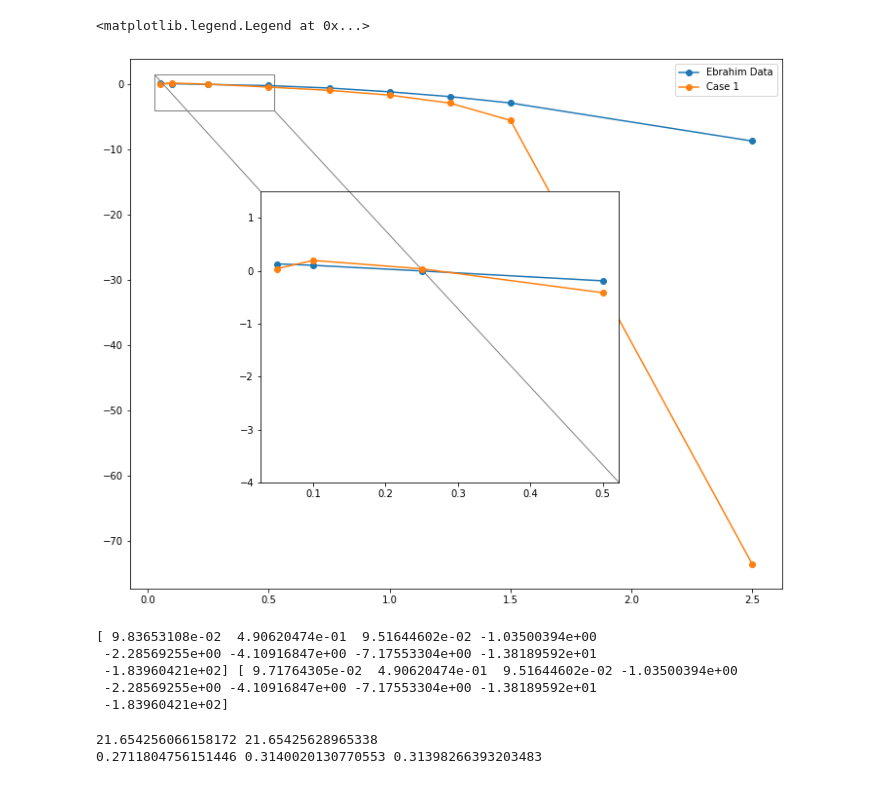
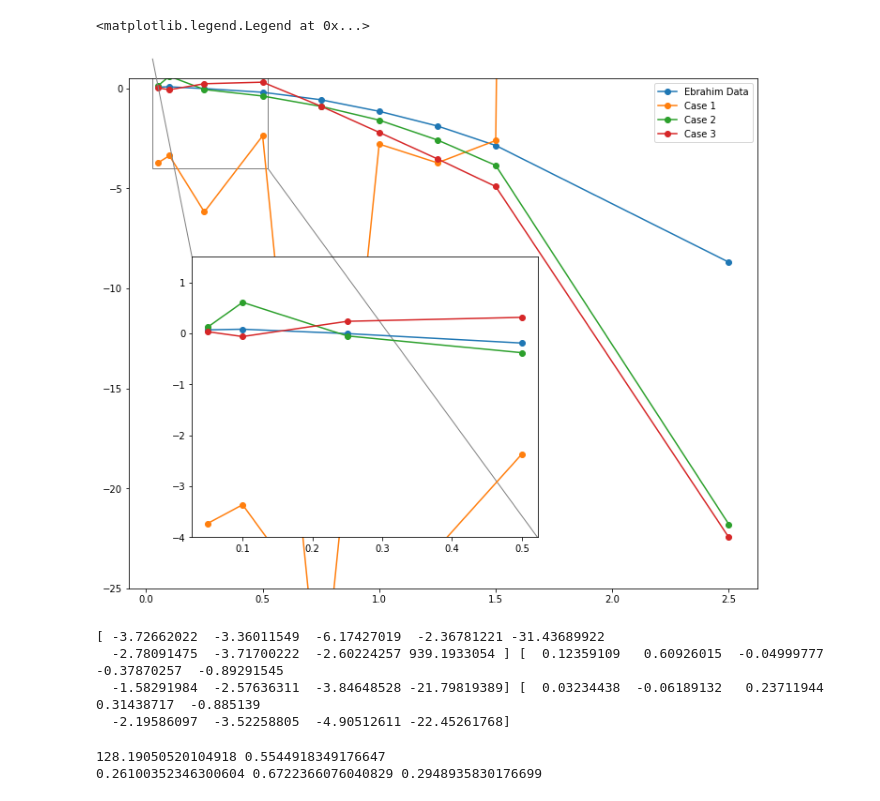
Before and after one commit to michaelcoe/Ika-Flow, a Jupyter notebook: OpenFOAM/postProcessing/plotForces_multipleCases.ipynb, the cells around one changed output. Saved outputs shown, nothing was run; the diff lists cells and outputs as text; code cells hidden in the pictures.

```diff
--- a/OpenFOAM/postProcessing/plotForces_multipleCases.ipynb
+++ b/OpenFOAM/postProcessing/plotForces_multipleCases.ipynb
@@ -30,7 +30,7 @@ def fit_data(xData, yData):
 
     return popt, r_squared
 # %%
-data_location = r'/home/mco143/Documents/Current_OpenFOAM_Simulations/fish_BC'
+data_location = r'/media/mco143/2TB/Archived_OpenFOAM_Simulations/gridInd_Ebrahim/gridInd_Ebrahim_constant'
 
 force_paths = pio.get_files(data_location, 'force.dat')
 force_paths.sort()
@@ -61,4 +61,6 @@ forces = [Forces(filepath, cycles, total_cycles, True, True) for filepath in for
 # %%
+figure_path = r'../figures/'
+
 density = 998.2
 fudgeFactor = 1.0
 alpha_max = [5, 10, 15, 20, 25, 30]
@@ -71,14 +73,16 @@ for force in forces:
 
 fig1, ax1 = plt.subplots(figsize=(12,10))
 for force in forces:
-    ax1.plot(force.filteredForces['time'], force.filteredForces['total']['x'], label=force.specific_case)
+    ax1.plot(force.filteredForces['time'], force.filteredForces['total']['x'], label=force.parent_case + force.specific_case)
 
 #ax2 = plt.axes([0, 0, 1, 1])
 #ip = InsetPosition(ax1, [0.2,0.4,0.55,0.55])
 #ax2.set_axes_locator(ip)
 #mark_inset(ax1, ax2, loc1=2, loc2=4, fc="none", ec='0.5')
 
-#ax1.legend()
+ax1.legend()
 ax1.set_ylim([-3000, 3000])
+
+fig1.savefig(Path(figure_path).joinpath('Raw Data.png'), facecolor='w', dpi=300)
 # %% [output]
 (-3000.0, 3000.0)
@@ -90,63 +94,65 @@ case3 = []
 case4 = []
 number_cases = 9
 density = 998.2
-fudgeFactor = 0.4
+fudgeFactor = 1
 
-e_force = np.array([0.1307, 0.1039596, -0.0026195355, -0.188966, -0.559039, -1.139087, -1.8766147, -2.850414246, -8.68766])
+e_force = np.array([0.0703, 0.08278, -0.00388, -0.188966, -0.56408, -1.14173, -1.8766147, -2.850414246, -8.68766])
 e_st = np.array([0.05, 0.1, 0.25, 0.5, 0.75, 1, 1.25, 1.5, 2.5])
 
 for i in range(number_cases):
     case1.append(forces[i].averageFilteredForces['total']['x']/density)
     case2.append(forces[i+9].averageFilteredForces['total']['x']/density)
-    #case3.append(forces[i+18].averageFilteredForces['total']['x']/density)
+    case3.append(forces[i+18].averageFilteredForces['total']['x']/density)
     #case4.append(forces[i+27].averageFilteredForces['total']['x']/density)
 
 case1 = np.asarray(case1)
 case1_fit = fit_data(case1, e_st)
 case2 = np.asarray(case2)
 case2_fit = fit_data(case2, e_st)
-#case3 = np.asarray(case3)
-#case3_fit = fit_data(case3, e_st)
+case3 = np.asarray(case3)
+case3_fit = fit_data(case3, e_st)
 #case4 = np.asarray(case4)
 #case4_fit = fit_data(case4, e_st)
 
 e_fit = fit_data(e_force, e_st)
 
 fig1, ax1 = plt.subplots(figsize=(12,10))
 ax1.plot(e_st, e_force, 'o-', label='Ebrahim Data')
 ax1.plot(e_st, case1*fudgeFactor, 'o-', label='Case 1')
 ax1.plot(e_st, case2*fudgeFactor, 'o-', label='Case 2')
-#ax1.plot(e_st, case3*fudgeFactor, 'o-', label='Case 3')
+ax1.plot(e_st, case3*fudgeFactor, 'o-', label='Case 3')
 #ax1.plot(e_st, case4*fudgeFactor, 'o-', label='Case 4')
+ax1.set_ylim([-25, 0.5])
 
 ax2 = plt.axes([0, 0, 1, 1])
-ip = InsetPosition(ax1, [0.2,0.2,0.55,0.55])
+ip = InsetPosition(ax1, [0.10,0.1,0.55,0.55])
 ax2.set_axes_locator(ip)
 mark_inset(ax1, ax2, loc1=2, loc2=4, fc="none", ec='0.5')
 
 startIndex = 0
 endIndex = 4
 
 ax2.plot(e_st[startIndex:endIndex], e_force[startIndex:endIndex], 'o-', label='Ebrahim Data')
 ax2.plot(e_st[startIndex:endIndex], case1[startIndex:endIndex]*fudgeFactor, 'o-', label='Case 1')
 ax2.plot(e_st[startIndex:endIndex], case2[startIndex:endIndex]*fudgeFactor, 'o-', label='Case 2')
-#ax2.plot(e_st[startIndex:endIndex], case3[startIndex:endIndex]*fudgeFactor, 'o-', label='Case 3')
+ax2.plot(e_st[startIndex:endIndex], case3[startIndex:endIndex]*fudgeFactor, 'o-', label='Case 3')
 #ax2.plot(e_st[startIndex:endIndex], case4[startIndex:endIndex]*fudgeFactor, 'o-', label='Case 4')
 ax2.set_ylim([-4, 1.5])
 
 ax1.legend()
 #ax1.set_ylim([0.5, -40])
+
+fig1.savefig(Path(figure_path).joinpath('Ebrahim_validation.png'), facecolor='w', dpi=300)
 # %% [output]
 <matplotlib.legend.Legend at 0x...>
-[figure, old version]
+[figure, new version]
 # %%
-print(case1, case2)
+print(case1, case2, case3)
 # %% [output]
-[ 9.83653108e-02  4.90620474e-01  9.51644602e-02 -1.03500394e+00
- -2.28569255e+00 -4.10916847e+00 -7.17553304e+00 -1.38189592e+01
- -1.83960421e+02] [ 9.71764305e-02  4.90620474e-01  9.51644602e-02 -1.03500394e+00
- -2.28569255e+00 -4.10916847e+00 -7.17553304e+00 -1.38189592e+01
- -1.83960421e+02]
+[ -3.72662022  -3.36011549  -6.17427019  -2.36781221 -31.43689922
+  -2.78091475  -3.71700222  -2.60224257 939.1933054 ] [  0.12359109   0.60926015  -0.04999777  -0.37870257  -0.89291545
+  -1.58291984  -2.57636311  -3.84648528 -21.79819389] [  0.03234438  -0.06189132   0.23711944   0.31438717  -0.885139
+  -2.19586097  -3.52258805  -4.90512611 -22.45261768]
 # %%
 error_case1 = np.sqrt(np.sum((case1*fudgeFactor-e_force)**2)/len(e_force))
 error_case2 = np.sqrt(np.sum((case2*fudgeFactor-e_force)**2)/len(e_force))
@@ -165,5 +171,5 @@ print(e_zero, case1_zero, case2_zero)
 #print(error_case1, error_case2, error_case3, error_case4)
 #print(e_zero, case1_zero, case2_zero, case3_zero, case4_zero)
 # %% [output]
-21.654256066158172 21.65425628965338
-0.2711804756151446 0.3140020130770553 0.31398266393203483
+128.19050520104918 0.5544918349176647
+0.26100352346300604 0.6722366076040829 0.2948935830176699
```
Also changed, not shown: parts of 2 cells of this notebook, 17 other files.
